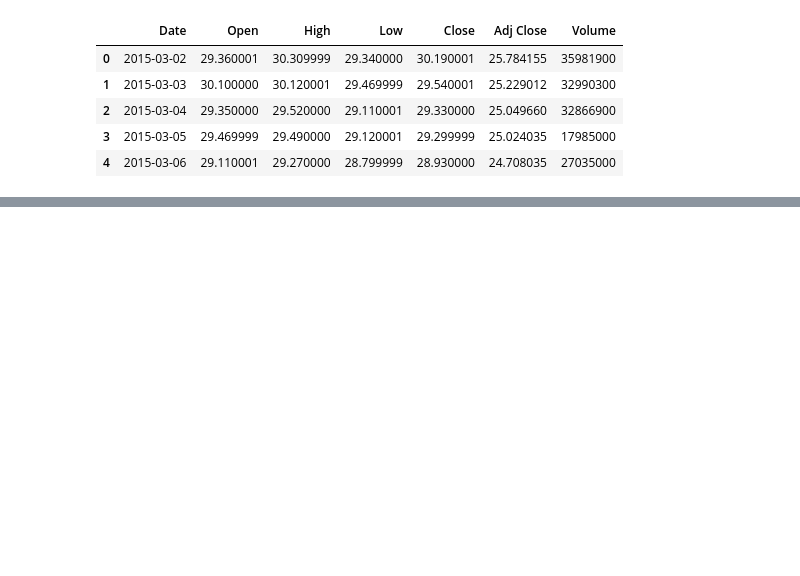
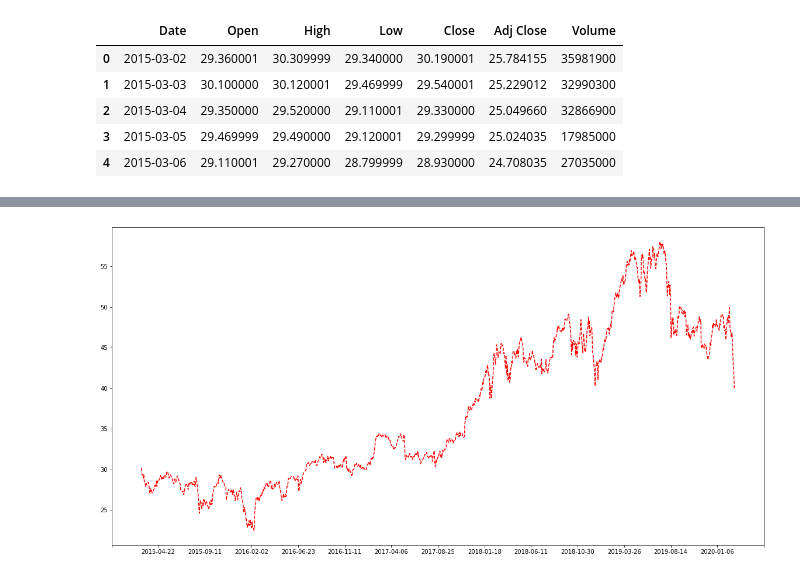
Before and after one commit to srmk1/learn-ml-hands-on, a Jupyter notebook: python/matplotlib.ipynb, the cells around one changed output, grey strips where cells are left out. Saved outputs shown, nothing was run; the diff lists cells and outputs as text; code cells hidden in the pictures; blank space fills up the shorter version.

```diff
--- a/python/matplotlib.ipynb
+++ b/python/matplotlib.ipynb
@@ -44,2 +57,10 @@ Text(0.5, 1.0, 'Cisco 5 Year Share Price History')
+# %%
+#Lets change the size of the plot
+plt.rcParams["figure.figsize"] = (20,10)
+plt.plot(df_cisco_daily['Date'],df_cisco_daily['Close'],'r--')
+ax = plt.gca()
+ax.get_xaxis().set_major_locator(LinearLocator(numticks=15))
+# %% [output]
+[figure, added]
 # %%
 #Multi-line plot
```
Also changed, not shown: parts of 15 cells of this notebook, 6 other files.
